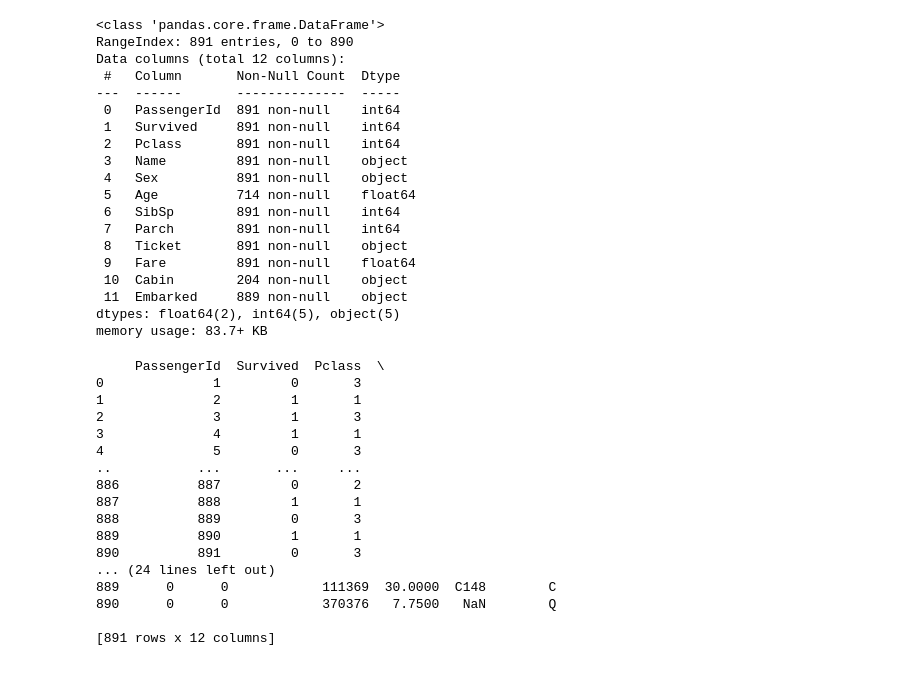
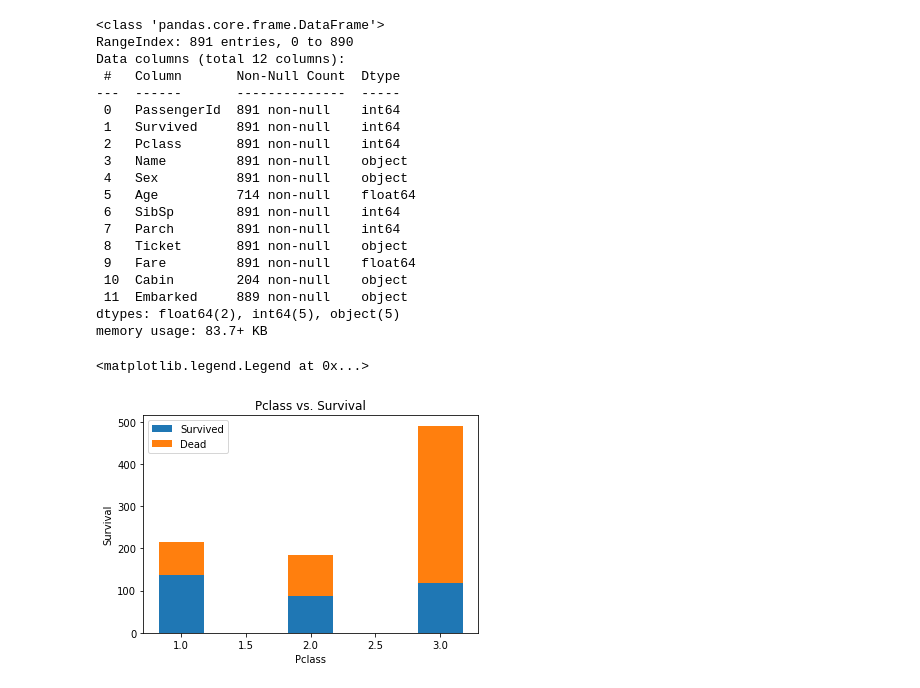
Before and after one commit to Alexanderthehandsome/kaggle_titanic, a Jupyter notebook: titanic.ipynb, the cells around one changed output. Saved outputs shown, nothing was run; the diff lists cells and outputs as text; code cells hidden in the pictures.

```diff
--- a/titanic.ipynb
+++ b/titanic.ipynb
@@ -68,24 +70,46 @@ clean_train.loc[index_Mrs] = Prefix_Mrs
 clean_train.loc[index_else] = Prefix_else
 
 # Impute Embarked using the most frequent type of Embarked symbol
-clean_train[clean_train['Embarked'].isna()].loc[slice(None), 'Embarked'] = clean_train['Embarked'].mode().iloc[0]
+temp = clean_train[clean_train['Embarked'].isna()]
+temp = temp.assign(Embarked = 'S')
+clean_train[clean_train['Embarked'].isna()] = temp
+
+# Some final data cleaning
+clean_train = clean_train[['PassengerId', 'Survived', 'Pclass', 'Sex', 'Age', 'SibSp', 'Parch', 'Fare', 'Embarked']]
+clean_train = clean_train.set_index('PassengerId')
+# Do feature selection? For reducing the correlation between featrues,
+# also select the most effective subset of featuers.
+
+# Maybe a package in skitlearn that find correlation in features.. Also can calculate the correlation matrix myself
-# %%
-print(clean_train)
-# %% [output]
-     PassengerId  Survived  Pclass  \
-0              1         0       3
-1              2         1       1
-2              3         1       3
-3              4         1       1
-4              5         0       3
-..           ...       ...     ...
-886          887         0       2
-887          888         1       1
-888          889         0       3
-889          890         1       1
-890          891         0       3
-... (24 lines left out)
-889      0      0            111369  30.0000  C148        C
-890      0      0            370376   7.7500   NaN        Q
-
-[891 rows x 12 columns]
+# %%
+## Explanatory variable analysis:
+# Pclass
+width = 0.35
+Pclass1 = clean_train[clean_train['Pclass'] == 1]
+Pclass1_s = Pclass1[Pclass1['Survived'] == 1]
+Pclass1_d = Pclass1[Pclass1['Survived'] == 0]
+
+Pclass2 = clean_train[clean_train['Pclass'] == 2]
+Pclass2_s = Pclass2[Pclass2['Survived'] == 1]
+Pclass2_d = Pclass2[Pclass2['Survived'] == 0]
+
+Pclass3 = clean_train[clean_train['Pclass'] == 3]
+Pclass3_s = Pclass3[Pclass3['Survived'] == 1]
+Pclass3_d = Pclass3[Pclass3['Survived'] == 0]
+
+fig, ax1 = plt.subplots()
+ax1.bar(range(1, 4), [len(Pclass1_s), len(Pclass2_s), len(Pclass3_s)], width, label = 'Survived')
+ax1.bar(range(1, 4), [len(Pclass1_d), len(Pclass2_d), len(Pclass3_d)], width,
+        bottom = [len(Pclass1_s), len(Pclass2_s), len(Pclass3_s)], label = 'Dead')
+ax1.set_xlabel('Pclass')
+ax1.set_ylabel('Survival')
+ax1.set_title('Pclass vs. Survival')
+ax1.legend()
+
+'''
+The Pclass vs. Survival bar plot shows that the 1st class (Pclass = 1) group has the highest survival rate while
+the 3rd class group has the lowest survival rate.
+'''
+# %% [output]
+<matplotlib.legend.Legend at 0x...>
+[figure, added]
```
Also changed, not shown: parts of 7 cells of this notebook.
